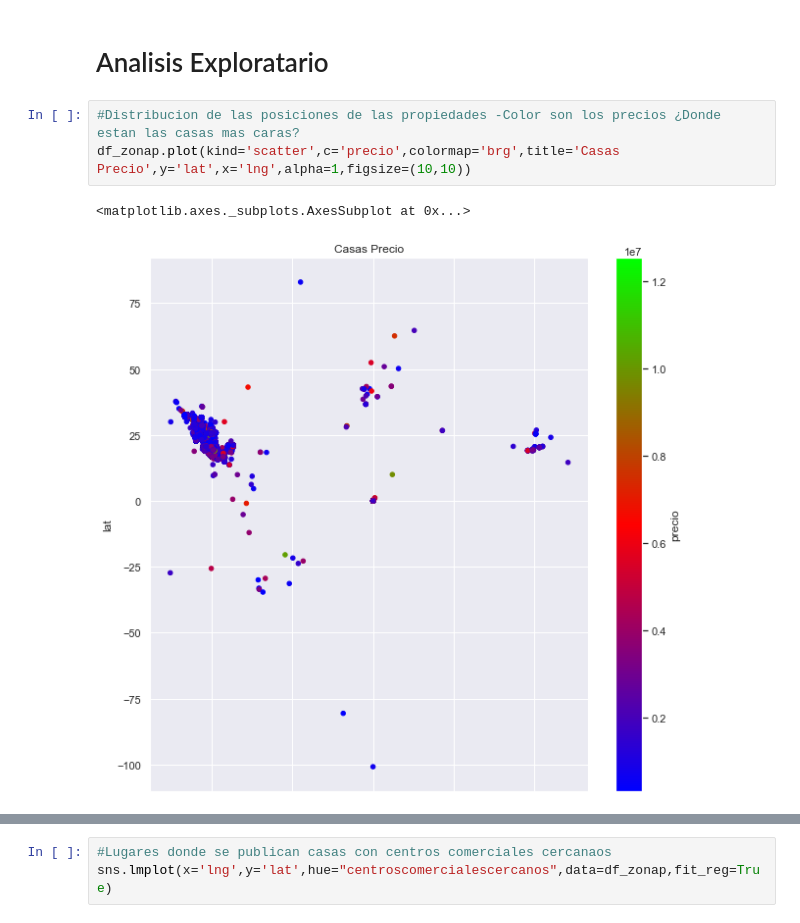
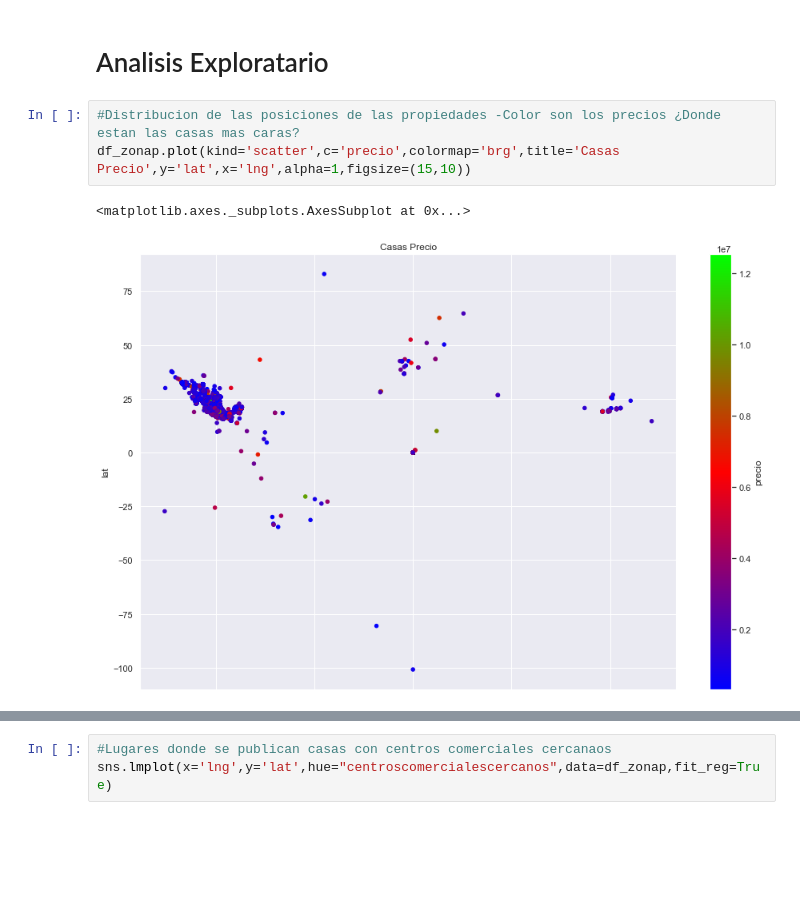
Before and after one commit to Giova262/OrgDatTP, a Jupyter notebook: TP 2019 - Analisis Exploratorio2.ipynb, the cells around one changed output, grey strips where cells are left out. Cells and saved outputs as stored; diff of their text form; blank space fills up the shorter version.

Commit message:
algunos plots mas

```diff
--- a/TP 2019 - Analisis Exploratorio2.ipynb
+++ b/TP 2019 - Analisis Exploratorio2.ipynb
@@ -30,7 +31,7 @@ df_zonap['fecha'] = pd.to_datetime(df_zonap['fecha'])
 # Analisis Exploratario
 # %%
 #Distribucion de las posiciones de las propiedades -Color son los precios ¿Donde estan las casas mas caras?
-df_zonap.plot(kind='scatter',c='precio',colormap='brg',title='Casas Precio',y='lat',x='lng',alpha=1,figsize=(10,10))
+df_zonap.plot(kind='scatter',c='precio',colormap='brg',title='Casas Precio',y='lat',x='lng',alpha=1,figsize=(15,10))
 # %% [output]
 <matplotlib.axes._subplots.AxesSubplot at 0x...>
-[figure, old version]
+[figure, new version]
```
Also changed, not shown: parts of 26 cells of this notebook.
